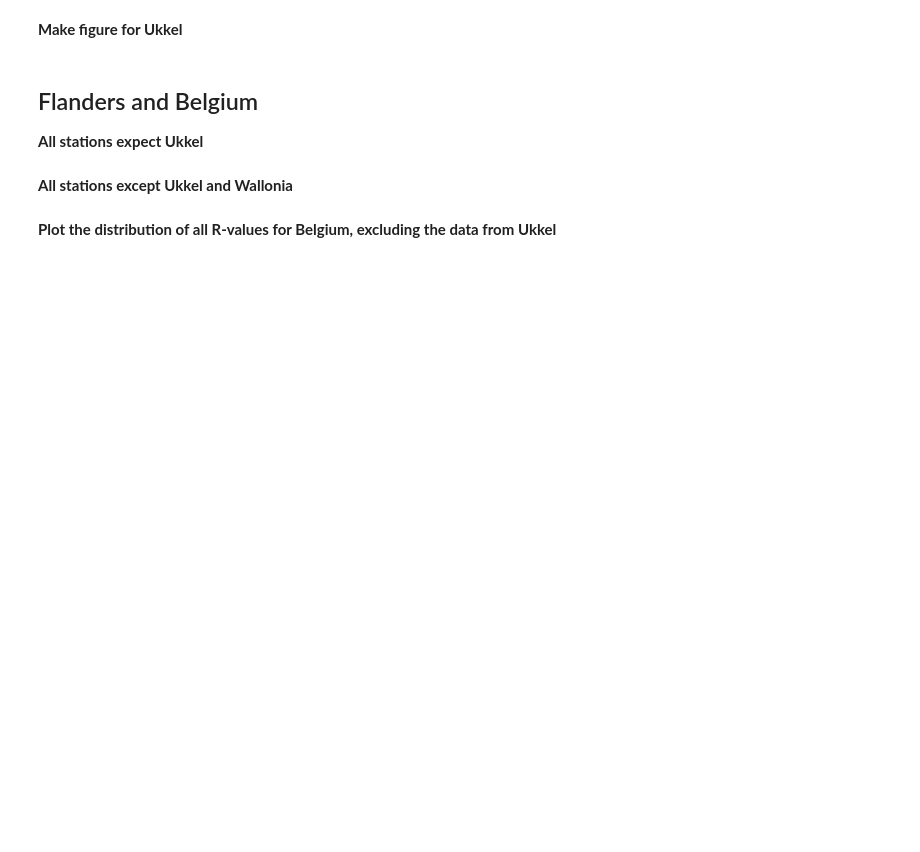
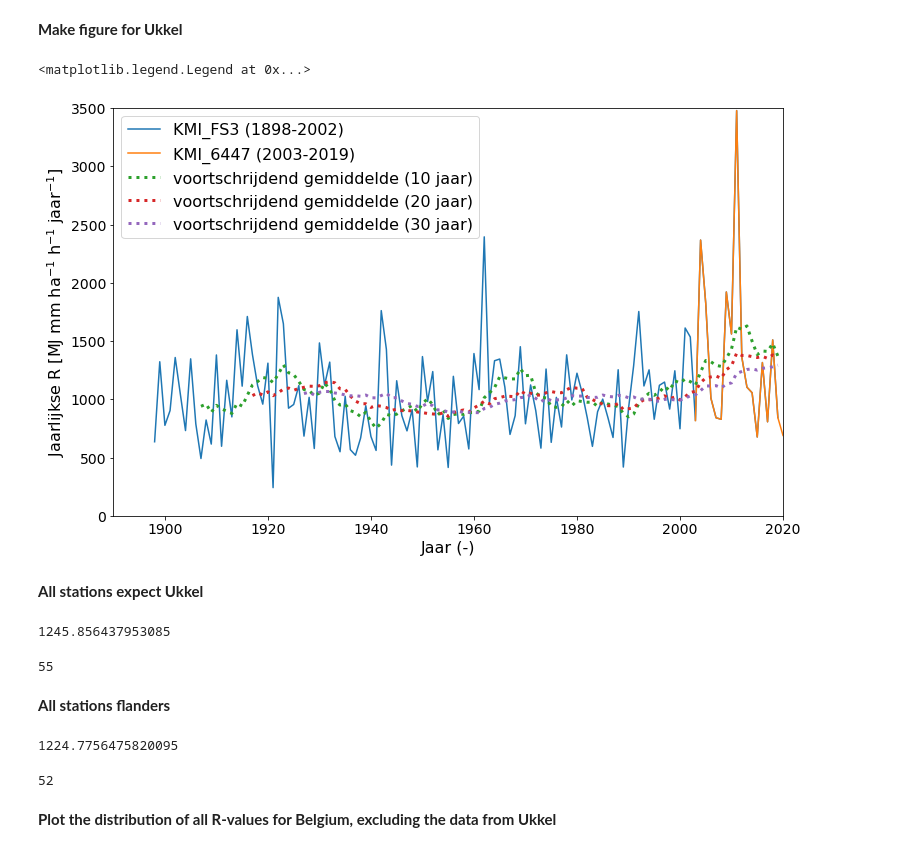
Before and after one commit to watem-sedem/rfactor, a Jupyter notebook: docs/notebooks/analysis_flanders.ipynb, the cells around one changed output. Cells and saved outputs as stored; diff of their text form; code cells hidden in the pictures; blank space fills up the shorter version.

```diff
--- a/docs/notebooks/analysis_flanders.ipynb
+++ b/docs/notebooks/analysis_flanders.ipynb
@@ -42,7 +43,7 @@ KMI_6434_2003.txt
 KMI_6434_2004.txt
 ...
 # %%
-fmap_rainfall=  Path(r"../../tests/data/test_rainfalldata")
+fmap_rainfall=  Path(r"\\noordzee.\fluves\projecten\FL_P_2020_DepO_CNWSMod_1\01_data\rfactor\test_rainfalldata")
 fmap_erosivity = Path(r"../../tests/data/test_erosivitydata")
 fmap_results = Path.cwd() / "results"
 # %%
@@ -62,0 +65,2 @@ txt_files.exists()
+# %%
+all_rainfall = load_rain_folder(fmap_rainfall)
@@ -62,0 +92,3 @@ txt_files.exists()
+# %%
+consider_stations = pd.read_csv("../../tests/data/files_tests.csv")
+sel_rainfall = all_rainfall.loc[all_rainfall["tag"].isin(consider_stations["datafile"])]
@@ -87,0 +115,2 @@ compute_rainfall_statistics(data.load_rainfall(),pd.read_csv("data/belgium/stati
+# %%
+erosivity = compute_erosivity(sel_rainfall)
@@ -106,27 +156,29 @@ len(data.stations)
 **Make figure for Ukkel**
 # %%
 plt.figure(figsize=[12,7.5])
+
 years = range(1898,2020,1)
-df_R=data.load_R(["KMI_6447","KMI_FS3"], years)
-df_R = df_R[~np.isnan(df_R["value"])].sort_values("year")
-plt.plot(df_R["year"],df_R["value"],label="KMI_FS3 (1898-2002)")
-years = np.arange(2003,2021,1)
-df_R=data.load_R(["KMI_6447","KMI_FS3"], years)
-df_R = df_R[~np.isnan(df_R["value"])].sort_values("year")
-plt.plot(df_R["year"],df_R["value"],label="KMI_6447 (2003-2019)")
+rfactor_all=get_rfactor_station_year(erosivity,["KMI_6447","KMI_FS3"], years)
+rfactor_all=rfactor_all[~(rfactor_all["erosivity_cum"].isnull())].sort_values("year")
+plt.plot(rfactor_all["year"],rfactor_all["erosivity_cum"],label="KMI_FS3 (1898-2002)")
+
+years = range(2003,2021,1)
+rfactor_30=get_rfactor_station_year(erosivity,["KMI_6447","KMI_FS3"], years)
+rfactor_30=rfactor_30[~(rfactor_30["erosivity_cum"].isnull())].sort_values("year")
+plt.plot(rfactor_30["year"],rfactor_30["erosivity_cum"],label="KMI_6447 (2003-2019)")
 
 # rolling mean
 scales  = [10,20,30]
-years = np.arange(1898,2021,1)
-df_R=data.load_R(["KMI_6447","KMI_FS3"], years)
-df_R = df_R[~np.isnan(df_R["value"])].sort_values("year")
 for scale in scales:
-    y = df_R["value"].rolling(scale).mean()
+    y = rfactor_all["erosivity_cum"].rolling(scale).mean()
     x = y.index+1898
     plt.plot(x,y,ls=':',lw=3,label=f'voortschrijdend gemiddelde ({scale} jaar)')
 plt.ylim([0,3500])
 plt.xlim([1890,2020])
 plt.tick_params(axis='both', which='major', labelsize=14)
 plt.xlabel(r'Jaar (-)',fontsize=16)
 plt.ylabel(r'Jaarlijkse R [MJ mm ha$^{-1}$ h$^{-1}$ jaar$^{-1}$]',fontsize=16)
 plt.legend(prop={'size':16})
+# %% [output]
+<matplotlib.legend.Legend at 0x...>
+[figure, added]
@@ -135,18 +185,25 @@ len(x)
 # %% [markdown]
-## Flanders and Belgium
 **All stations expect Ukkel**
 # %%
-stations_belgium_excl_ukkel = [station for station in data.stations if station not in ["KMI_6447","KMI_FS3"]]
-df_R=data.load_R(stations_belgium_excl_ukkel)
-print(np.mean(df_R["value"]))
-len(stations_belgium_excl_ukkel)
+stations_belgium_excl_ukkel = [station for station in stations["station"] if station not in ["KMI_6447","KMI_FS3"]]
+years = range(1898,2021,1)
+rfactor_non_ukkel = get_rfactor_station_year(erosivity,stations_belgium_excl_ukkel, years)
+print(rfactor_non_ukkel["erosivity_cum"].mean())
+len(rfactor_non_ukkel["station"].unique())
+# %% [output]
+1245.856437953085
+55
 # %% [markdown]
-**All stations except Ukkel and Wallonia**
+**All stations flanders**
 # %%
-stations_flanders_excl_ukkel = [station for station in data.stations if station not in  ["KMI_6447","KMI_FS3","KMI_6455","KMI_6459","KMI_6472","KMI_6494","KMI_6484"]]
-df_R=data.load_R(stations_flanders_excl_ukkel, i)
-print(np.mean(df_R["value"]))
-len(stations_flanders_excl_ukkel)
+stations_flanders = [station for station in stations["station"] if station not in  ["KMI_6447","KMI_FS3","KMI_6455","KMI_6459","KMI_6472","KMI_6494","KMI_6484"]]
+years = range(1898,2021,1)
+rfactor_flanders = get_rfactor_station_year(erosivity,stations_flanders, years)
+print(rfactor_flanders["erosivity_cum"].mean())
+len(rfactor_flanders["station"].unique())
+# %% [output]
+1224.7756475820095
+52
 # %% [markdown]
 **Plot the distribution of all R-values for Belgium, excluding the data from Ukkel**
 # %%
```
Also changed, not shown: parts of 40 cells of this notebook.
